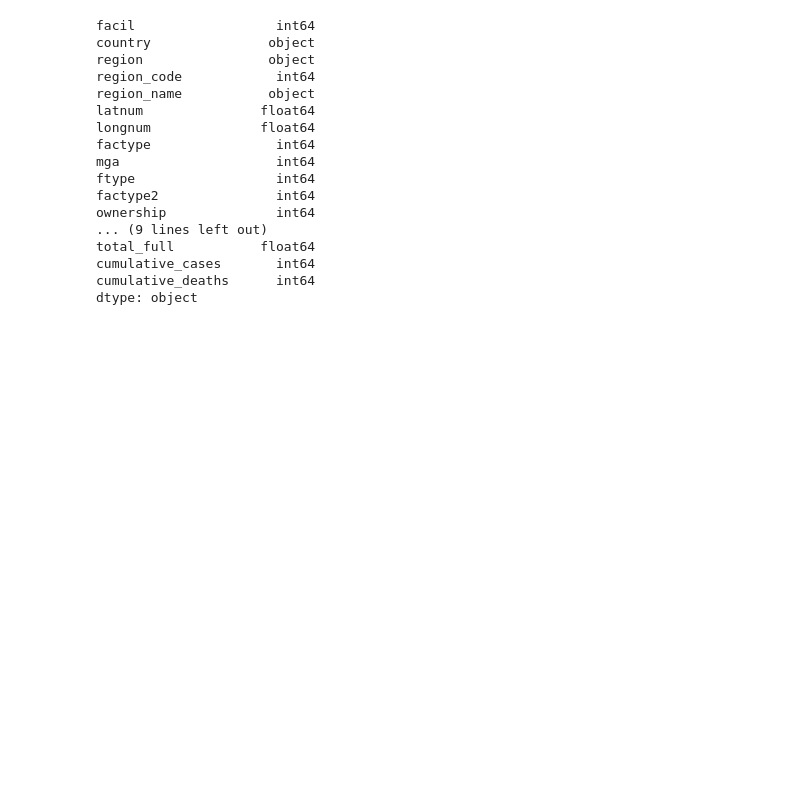
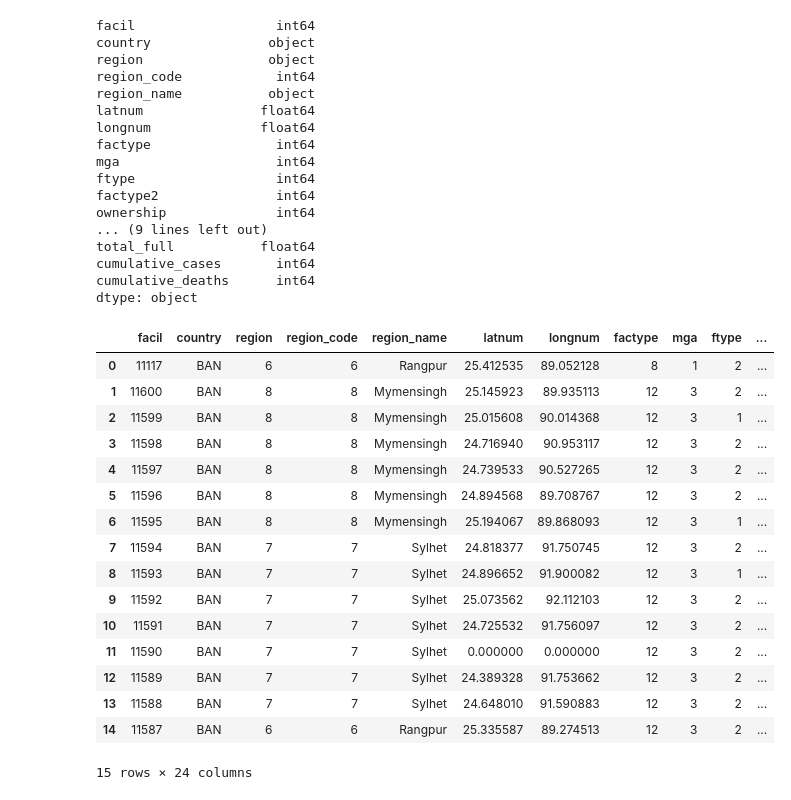
Before and after one commit to hannahrim/COVID-19_Readiness_and_Response, a Jupyter notebook: data_explore.ipynb, the cells around one changed output. Drawn from its saved outputs; the diff is of its cells as text; code cells hidden in the pictures; blank space fills up the shorter version.

```diff
--- a/data_explore.ipynb
+++ b/data_explore.ipynb
@@ -113,7 +113,7 @@ df['preparedness'] = df[['water_source','soapwater','st_precautions']].mean(axis
 # %%
 # create binary output of preparedness
 def bol(x):
-    if x > 0.5:
+    if x > 1:
         value = 1
     else:
         value = 0
@@ -178,5 +177,25 @@ total_full           float64
 cumulative_cases       int64
 cumulative_deaths      int64
 dtype: object
+# %%
+df.head(15)
+# %% [output]
+|  | facil | country | region | region_code | region_name | latnum | longnum | factype | mga | ftype | ... |
+| 0 | 11117 | BAN | 6 | 6 | Rangpur | 25.412535 | 89.052128 | 8 | 1 | 2 | ... |
+| 1 | 11600 | BAN | 8 | 8 | Mymensingh | 25.145923 | 89.935113 | 12 | 3 | 2 | ... |
+| 2 | 11599 | BAN | 8 | 8 | Mymensingh | 25.015608 | 90.014368 | 12 | 3 | 1 | ... |
+| 3 | 11598 | BAN | 8 | 8 | Mymensingh | 24.716940 | 90.953117 | 12 | 3 | 2 | ... |
+| 4 | 11597 | BAN | 8 | 8 | Mymensingh | 24.739533 | 90.527265 | 12 | 3 | 2 | ... |
+| 5 | 11596 | BAN | 8 | 8 | Mymensingh | 24.894568 | 89.708767 | 12 | 3 | 2 | ... |
+| 6 | 11595 | BAN | 8 | 8 | Mymensingh | 25.194067 | 89.868093 | 12 | 3 | 1 | ... |
+| 7 | 11594 | BAN | 7 | 7 | Sylhet | 24.818377 | 91.750745 | 12 | 3 | 2 | ... |
+| 8 | 11593 | BAN | 7 | 7 | Sylhet | 24.896652 | 91.900082 | 12 | 3 | 1 | ... |
+| 9 | 11592 | BAN | 7 | 7 | Sylhet | 25.073562 | 92.112103 | 12 | 3 | 2 | ... |
+| 10 | 11591 | BAN | 7 | 7 | Sylhet | 24.725532 | 91.756097 | 12 | 3 | 2 | ... |
+| 11 | 11590 | BAN | 7 | 7 | Sylhet | 0.000000 | 0.000000 | 12 | 3 | 2 | ... |
+| 12 | 11589 | BAN | 7 | 7 | Sylhet | 24.389328 | 91.753662 | 12 | 3 | 2 | ... |
+| 13 | 11588 | BAN | 7 | 7 | Sylhet | 24.648010 | 91.590883 | 12 | 3 | 2 | ... |
+| 14 | 11587 | BAN | 6 | 6 | Rangpur | 25.335587 | 89.274513 | 12 | 3 | 2 | ... |
+15 rows × 24 columns
 # %%
 # Export cleaned data into sql
```
Also changed, not shown: parts of 2 cells of this notebook.
